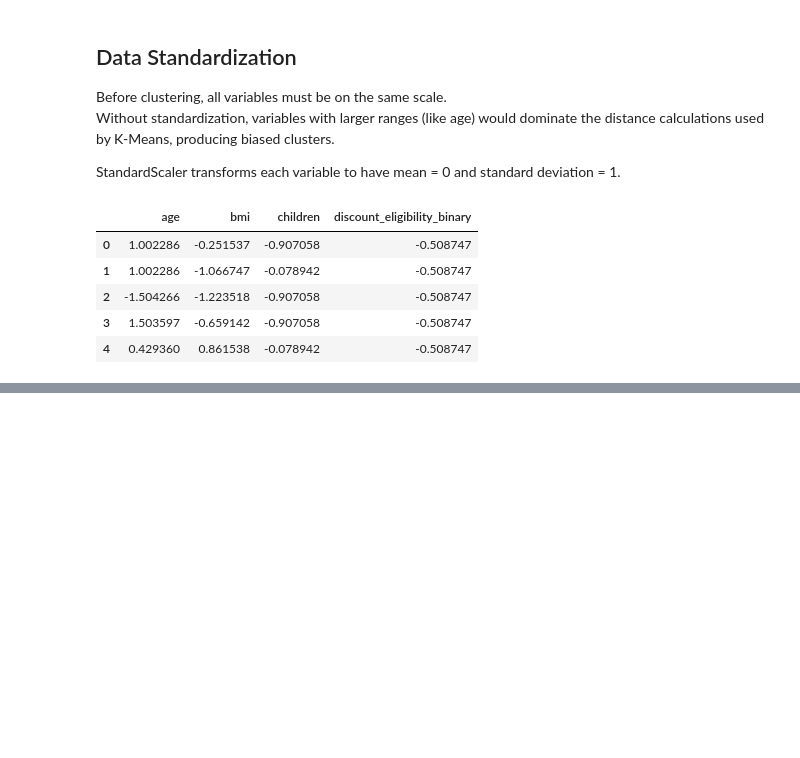
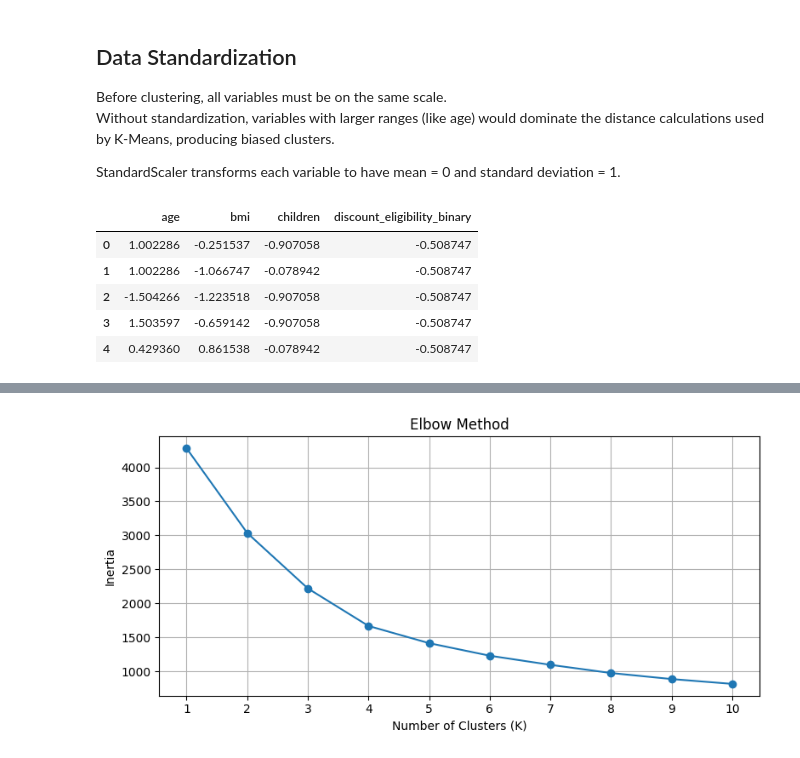
Before and after one commit to renancaetan0/prediction_methods_health_insurance, a Jupyter notebook: notebooks/linear_regression_and_clustering_compairson_health_insurance_case.ipynb, the cells around one changed output, grey strips where cells are left out. Drawn from its saved outputs; the diff is of its cells as text; code cells hidden in the pictures; blank space fills up the shorter version.

Commit message:
feat: clustering - chose the number of clusters by elbow method

```diff
--- a/notebooks/linear_regression_and_clustering_compairson_health_insurance_case.ipynb
+++ b/notebooks/linear_regression_and_clustering_compairson_health_insurance_case.ipynb
@@ -249,0 +260,28 @@ display(cluster_train_scaled_df.head())  # preview of standardized training data
+# %%
+# =========================================
+# Elbow Method (training set only)
+# =========================================
+
+inertia = []  # list to store inertia values for each tested K
+n_clusters = range(1, 11)  # testing K values from 1 to 10
+
+for n in n_clusters:  # looping through each candidate number of clusters
+    kmeans_model = KMeans(  # creating a KMeans model for the current K
+        n_clusters=n,  # current number of clusters being tested
+        random_state=RANDOM_STATE,  # ensuring reproducible centroid initialization
+        n_init=10  # running KMeans with 10 different initializations
+    )
+    kmeans_model.fit(cluster_train_scaled_df)  # fitting model on standardized training data
+    inertia.append(kmeans_model.inertia_)  # saving within-cluster sum of squares (inertia)
+
+plt.figure(figsize=(8, 4))  # creating figure with defined size
+plt.plot(n_clusters, inertia, marker='o')  # plotting inertia against K
+plt.title('Elbow Method')  # setting chart title
+plt.xlabel('Number of Clusters (K)')  # labeling x-axis
+plt.ylabel('Inertia')  # labeling y-axis
+plt.xticks(list(n_clusters))  # forcing x-axis ticks to show each tested K
+plt.grid(True)  # adding grid to improve readability
+plt.tight_layout()  # adjusting spacing to avoid overlap
+plt.show()  # rendering the chart
+# %% [output]
+[figure, added]
```
Also changed, not shown: parts of 2 cells of this notebook.
